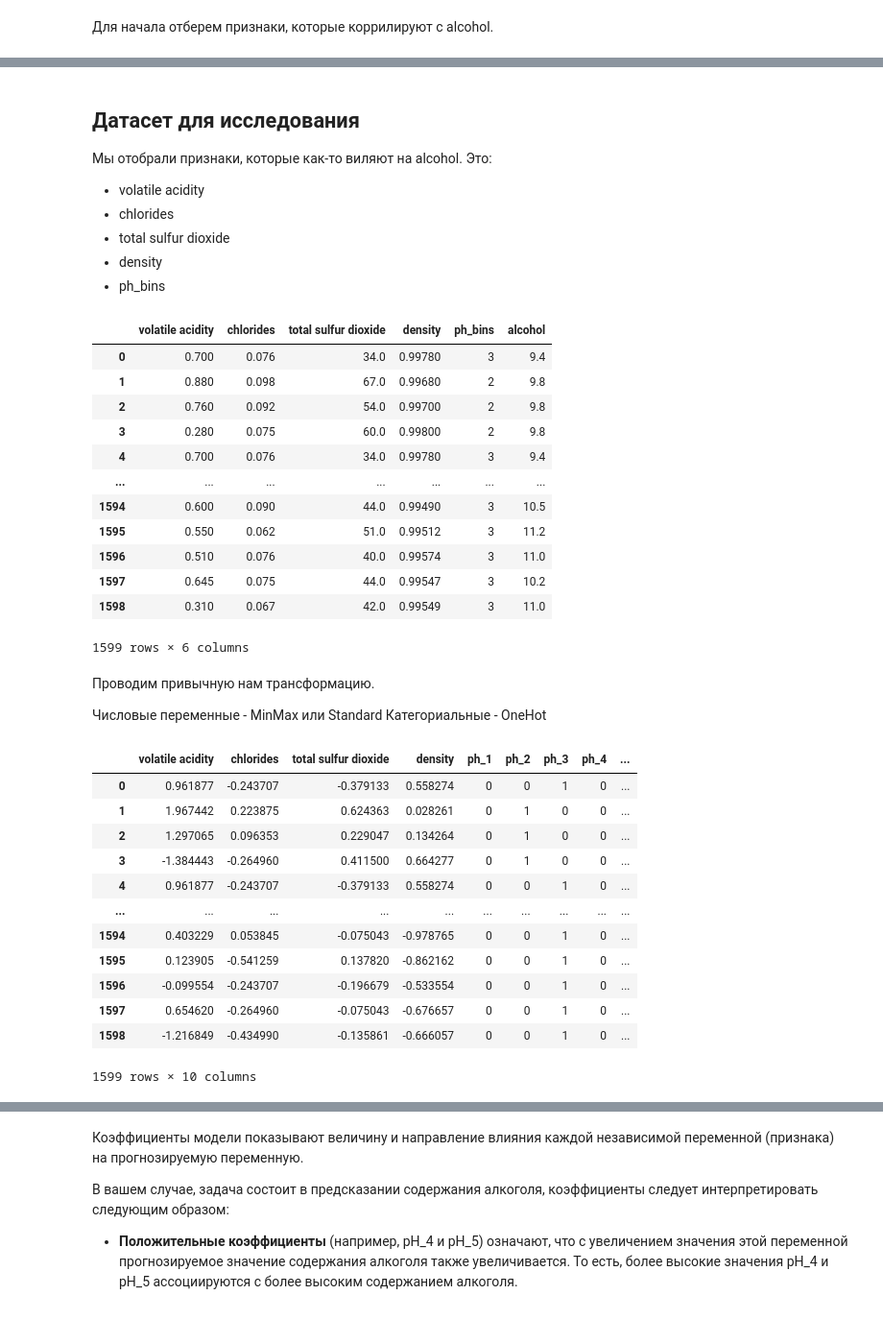
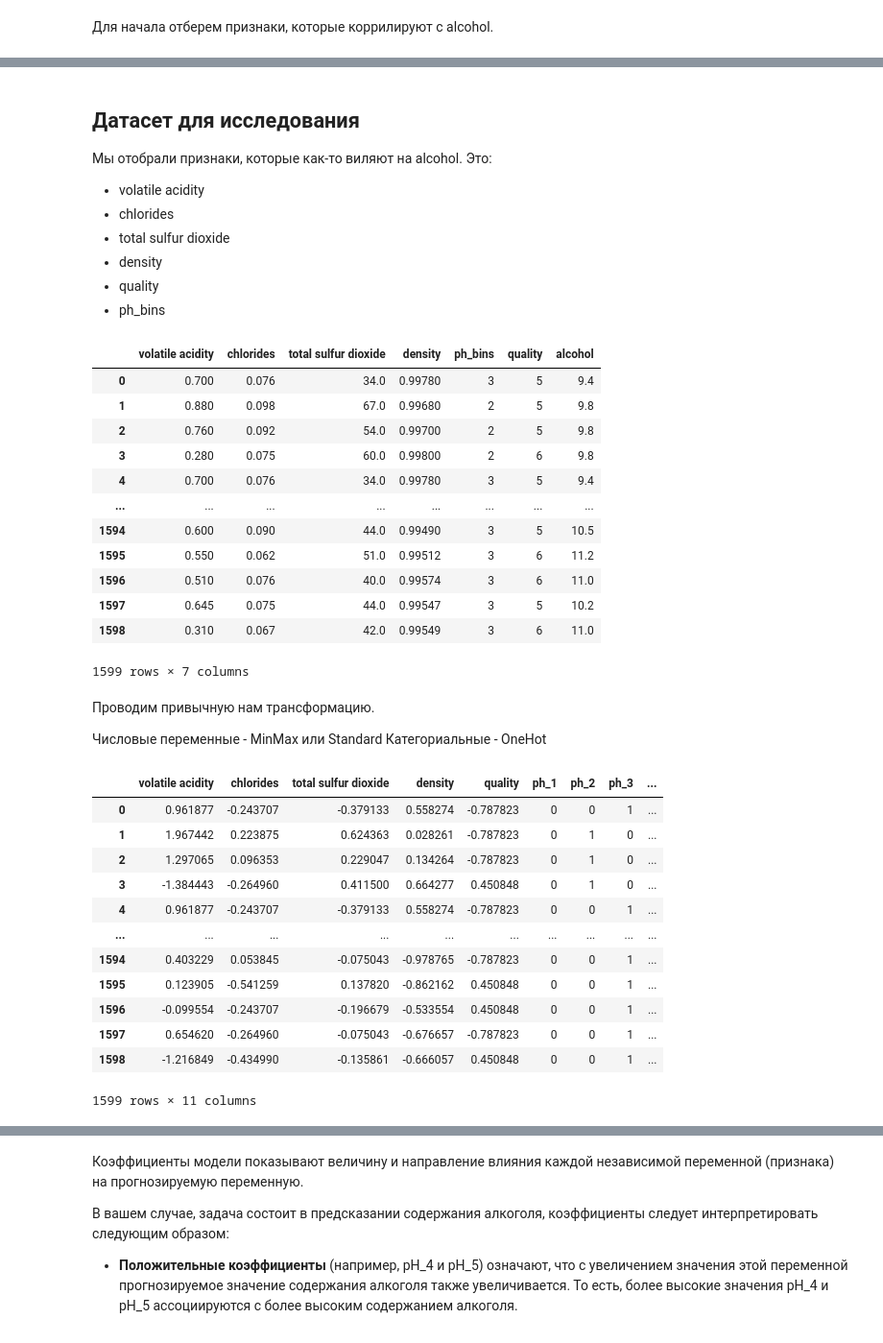
Before and after one commit to Letch49/ML_vvsu_2024, a Jupyter notebook: lab5/Практика_5_(регрессия).ipynb, the cells around one changed output, grey strips where cells are left out. Shown at 96% size. Saved outputs shown, nothing was run; the diff lists cells and outputs as text; code cells hidden in the pictures.

```diff
--- a/lab5/Практика_5_(регрессия).ipynb
+++ b/lab5/Практика_5_(регрессия).ipynb
@@ -320,23 +315,24 @@ MSLE = sum((log(1 + y_true) - log(1 + y_pred))^2) / n
 - chlorides
 - total sulfur dioxide
 - density
+- quality
 - ph_bins
 # %%
-df[['volatile acidity', 'chlorides', 'total sulfur dioxide', 'density', 'ph_bins', 'alcohol']]
+df[['volatile acidity', 'chlorides', 'total sulfur dioxide', 'density', 'ph_bins', 'quality', 'alcohol']]
 # %% [output]
-|  | volatile acidity | chlorides | total sulfur dioxide | density | ph_bins | alcohol |
-| 0 | 0.700 | 0.076 | 34.0 | 0.99780 | 3 | 9.4 |
-| 1 | 0.880 | 0.098 | 67.0 | 0.99680 | 2 | 9.8 |
-| 2 | 0.760 | 0.092 | 54.0 | 0.99700 | 2 | 9.8 |
-| 3 | 0.280 | 0.075 | 60.0 | 0.99800 | 2 | 9.8 |
-| 4 | 0.700 | 0.076 | 34.0 | 0.99780 | 3 | 9.4 |
-| ... | ... | ... | ... | ... | ... | ... |
-| 1594 | 0.600 | 0.090 | 44.0 | 0.99490 | 3 | 10.5 |
-| 1595 | 0.550 | 0.062 | 51.0 | 0.99512 | 3 | 11.2 |
-| 1596 | 0.510 | 0.076 | 40.0 | 0.99574 | 3 | 11.0 |
-| 1597 | 0.645 | 0.075 | 44.0 | 0.99547 | 3 | 10.2 |
-| 1598 | 0.310 | 0.067 | 42.0 | 0.99549 | 3 | 11.0 |
+|  | volatile acidity | chlorides | total sulfur dioxide | density | ph_bins | quality | alcohol |
+| 0 | 0.700 | 0.076 | 34.0 | 0.99780 | 3 | 5 | 9.4 |
+| 1 | 0.880 | 0.098 | 67.0 | 0.99680 | 2 | 5 | 9.8 |
+| 2 | 0.760 | 0.092 | 54.0 | 0.99700 | 2 | 5 | 9.8 |
+| 3 | 0.280 | 0.075 | 60.0 | 0.99800 | 2 | 6 | 9.8 |
+| 4 | 0.700 | 0.076 | 34.0 | 0.99780 | 3 | 5 | 9.4 |
+| ... | ... | ... | ... | ... | ... | ... | ... |
+| 1594 | 0.600 | 0.090 | 44.0 | 0.99490 | 3 | 5 | 10.5 |
+| 1595 | 0.550 | 0.062 | 51.0 | 0.99512 | 3 | 6 | 11.2 |
+| 1596 | 0.510 | 0.076 | 40.0 | 0.99574 | 3 | 6 | 11.0 |
+| 1597 | 0.645 | 0.075 | 44.0 | 0.99547 | 3 | 5 | 10.2 |
+| 1598 | 0.310 | 0.067 | 42.0 | 0.99549 | 3 | 6 | 11.0 |
-1599 rows × 6 columns
+1599 rows × 7 columns
 # %% [markdown]
 Проводим привычную нам трансформацию.
 
@@ -348,7 +344,7 @@ from sklearn.preprocessing import StandardScaler
 
 def transform_dataframe(df):
     # Проверка на наличие необходимых столбцов
-    required_columns = ['volatile acidity', 'chlorides', 'total sulfur dioxide', 'density', 'ph_bins']
+    required_columns = ['volatile acidity', 'chlorides', 'total sulfur dioxide', 'density', 'quality', 'ph_bins']
     if not all(column in df.columns for column in required_columns):
         raise ValueError("DataFrame must contain the required columns.")
 
@@ -368,22 +364,22 @@ def transform_dataframe(df):
 
     return df_transformed
 
-df_research = transform_dataframe(df[['volatile acidity', 'chlorides', 'total sulfur dioxide', 'density', 'ph_bins']])
+df_research = transform_dataframe(df[['volatile acidity', 'chlorides', 'total sulfur dioxide', 'density', 'quality', 'ph_bins']])
 pd.concat([df_research, df['alcohol'], ], axis=1)
 # %% [output]
-|  | volatile acidity | chlorides | total sulfur dioxide | density | ph_1 | ph_2 | ph_3 | ph_4 | ... |
-| 0 | 0.961877 | -0.243707 | -0.379133 | 0.558274 | 0 | 0 | 1 | 0 | ... |
-| 1 | 1.967442 | 0.223875 | 0.624363 | 0.028261 | 0 | 1 | 0 | 0 | ... |
-| 2 | 1.297065 | 0.096353 | 0.229047 | 0.134264 | 0 | 1 | 0 | 0 | ... |
-| 3 | -1.384443 | -0.264960 | 0.411500 | 0.664277 | 0 | 1 | 0 | 0 | ... |
-| 4 | 0.961877 | -0.243707 | -0.379133 | 0.558274 | 0 | 0 | 1 | 0 | ... |
+|  | volatile acidity | chlorides | total sulfur dioxide | density | quality | ph_1 | ph_2 | ph_3 | ... |
+| 0 | 0.961877 | -0.243707 | -0.379133 | 0.558274 | -0.787823 | 0 | 0 | 1 | ... |
+| 1 | 1.967442 | 0.223875 | 0.624363 | 0.028261 | -0.787823 | 0 | 1 | 0 | ... |
+| 2 | 1.297065 | 0.096353 | 0.229047 | 0.134264 | -0.787823 | 0 | 1 | 0 | ... |
+| 3 | -1.384443 | -0.264960 | 0.411500 | 0.664277 | 0.450848 | 0 | 1 | 0 | ... |
+| 4 | 0.961877 | -0.243707 | -0.379133 | 0.558274 | -0.787823 | 0 | 0 | 1 | ... |
 | ... | ... | ... | ... | ... | ... | ... | ... | ... | ... |
-| 1594 | 0.403229 | 0.053845 | -0.075043 | -0.978765 | 0 | 0 | 1 | 0 | ... |
-| 1595 | 0.123905 | -0.541259 | 0.137820 | -0.862162 | 0 | 0 | 1 | 0 | ... |
-| 1596 | -0.099554 | -0.243707 | -0.196679 | -0.533554 | 0 | 0 | 1 | 0 | ... |
-| 1597 | 0.654620 | -0.264960 | -0.075043 | -0.676657 | 0 | 0 | 1 | 0 | ... |
-| 1598 | -1.216849 | -0.434990 | -0.135861 | -0.666057 | 0 | 0 | 1 | 0 | ... |
+| 1594 | 0.403229 | 0.053845 | -0.075043 | -0.978765 | -0.787823 | 0 | 0 | 1 | ... |
+| 1595 | 0.123905 | -0.541259 | 0.137820 | -0.862162 | 0.450848 | 0 | 0 | 1 | ... |
+| 1596 | -0.099554 | -0.243707 | -0.196679 | -0.533554 | 0.450848 | 0 | 0 | 1 | ... |
+| 1597 | 0.654620 | -0.264960 | -0.075043 | -0.676657 | -0.787823 | 0 | 0 | 1 | ... |
+| 1598 | -1.216849 | -0.434990 | -0.135861 | -0.666057 | 0.450848 | 0 | 0 | 1 | ... |
-1599 rows × 10 columns
+1599 rows × 11 columns
 # %%
 from sklearn.model_selection import train_test_split
 from sklearn.preprocessing import StandardScaler
```
Also changed, not shown: parts of 21 cells of this notebook.
